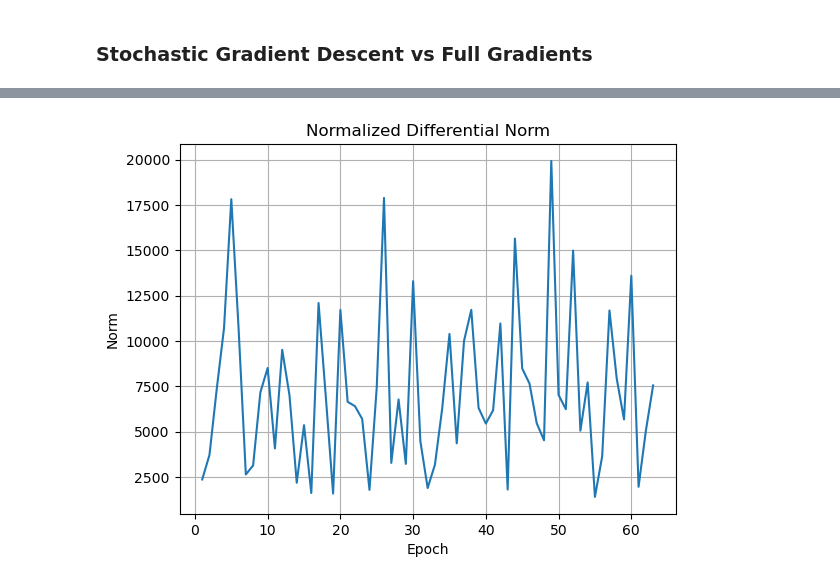
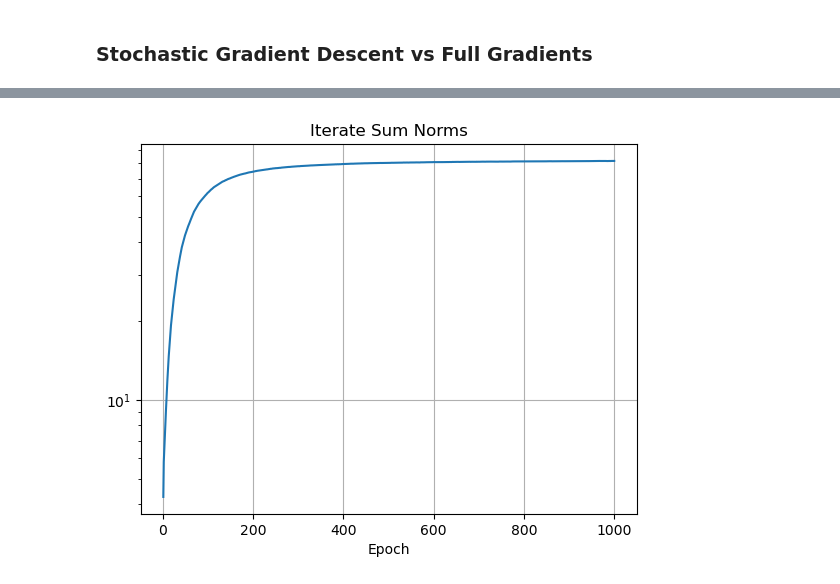
Before and after one commit to LaKrAmA95/LSR-Tensor-Ridge-Regression, a Jupyter notebook: Vector Regression Baseline/Jupyter Notebooks/HCP_Vector_Pipeline.ipynb, the cells around one changed output, grey strips where cells are left out. Cells and saved outputs as stored; diff of their text form; code cells hidden in the pictures.

```diff
--- a/Vector Regression Baseline/Jupyter Notebooks/HCP_Vector_Pipeline.ipynb
+++ b/Vector Regression Baseline/Jupyter Notebooks/HCP_Vector_Pipeline.ipynb
@@ -289,20 +296,22 @@ plt.show()
 ## L2 Loss Term: ||W||_2^2
 ## Gradient of L2 Loss Term: 2w
 
-stochastic_group_size = int(len(stochastic_gradients) / epochs_ran) #number of gradients within a stochastic group
+num_batches = int(len(stochastic_gradients) / epochs_ran) #number of gradients within a stochastic group
 
 #Store Stuff
 A = []
 A_norms = []
 A_avg = []
 
+differences = []
+
 #Iterate through Full Gradients
 for idx in range(len(full_gradients)):
     full_gradient = full_gradients[idx] #Get Full Gradient
 
     #Get Stochastic Gradients
-    start = idx * stochastic_group_size
-    end = (idx + 1) * stochastic_group_size
+    start = idx * num_batches
+    end = (idx + 1) * num_batches
     stochastic_slice = stochastic_gradients[start:end]
 
     #Compute Sum of Stochastic Gradients
@@ -310,8 +319,15 @@ for idx in range(len(full_gradients)):
     for idx2 in range(len(stochastic_slice)):
         stochastic_sum += stochastic_slice[idx2]
 
+    expected_stochastic_gradient = stochastic_sum / num_batches #expected value of stochastic gradient. Ideally, we want this expected value to equal to the full gradient
+
     #Compute Normalized Difference
-    normalized_diff = (stochastic_sum - full_gradient) / full_gradient
+    diff = expected_stochastic_gradient - full_gradient
+    norm_diff = torch.norm(diff).item()
+    differences.append(norm_diff)
+
+
+    normalized_diff = stochastic_sum - full_gradient
     A.append(normalized_diff)
     A_norms.append(torch.norm(normalized_diff).item())
     A_avg.append(torch.mean(normalized_diff))
@@ -337,0 +438,16 @@ plt.show()
+# %%
+## Compute the Sum of the Gradients of the L2 Norms during each epoch(i.e. across all stochastic updates within the epoch)
+iterate_norm_tensor_sums = []
+for epoch in range(epochs_ran):
+    start = epoch * (num_batches)
+    end = (epoch + 1) * (num_batches)
+    iterate_slice = iterates[start: end]
+
+    iterate_sum = 0
+
+    for idx2 in range(len(iterate_slice)):
+        iterate_sum += iterate_slice[idx2]
+
+    iterate_norm_tensor_sums.append(torch.norm(iterate_sum))
+
+iterate_norm_tensor_sums
@@ -338,11 +472,9 @@ plt.show()
 # %%
-A_norms = np.array(A_norms)
-filtered_A_norms = A_norms[A_norms <= 2e4]
-plt.plot(range(1, len(filtered_A_norms)+1), filtered_A_norms)
-plt.title('Normalized Differential Norm')
+plt.plot(range(1, len(iterate_norm_tensor_sums)+1), iterate_norm_tensor_sums)
+plt.title('Iterate Sum Norms')
 plt.xlabel('Epoch')
-plt.ylabel('Norm')
+plt.yscale('log')
 plt.grid(True)
 plt.show()
 # %% [output]
-[figure, old version]
+[figure, new version]
```
Also changed, not shown: parts of 23 cells of this notebook.
